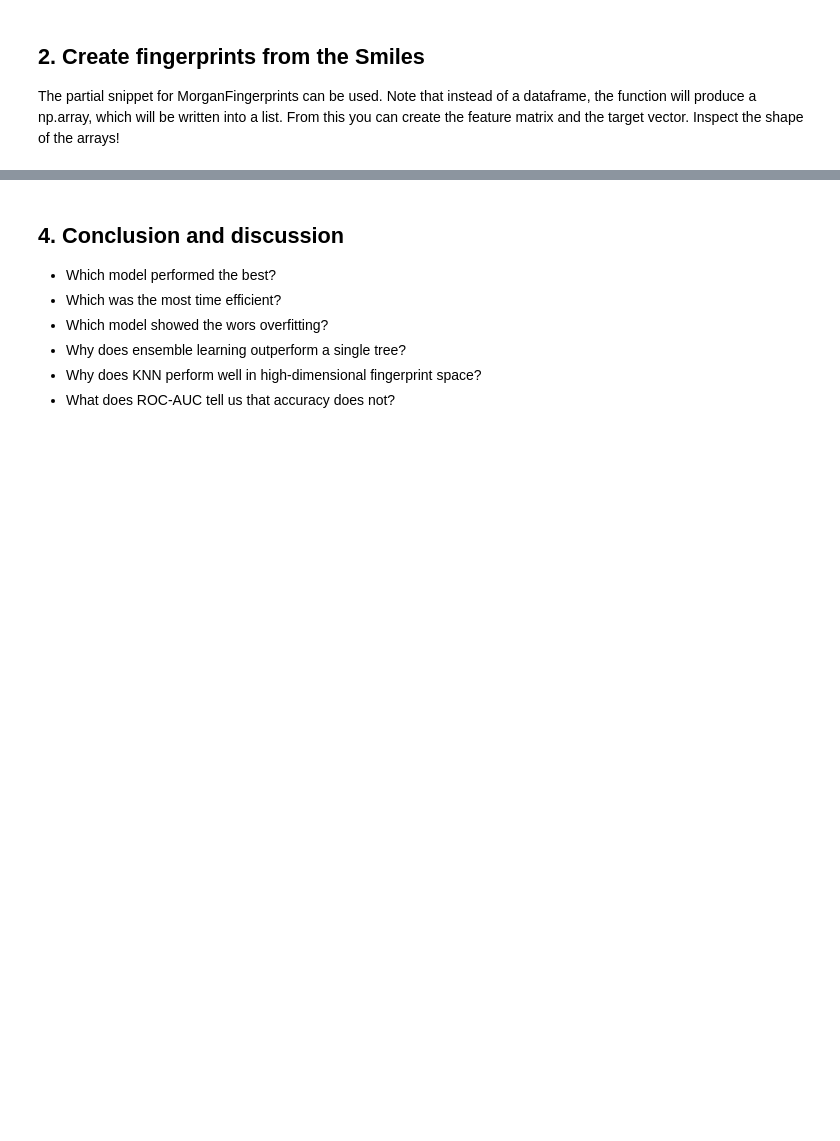
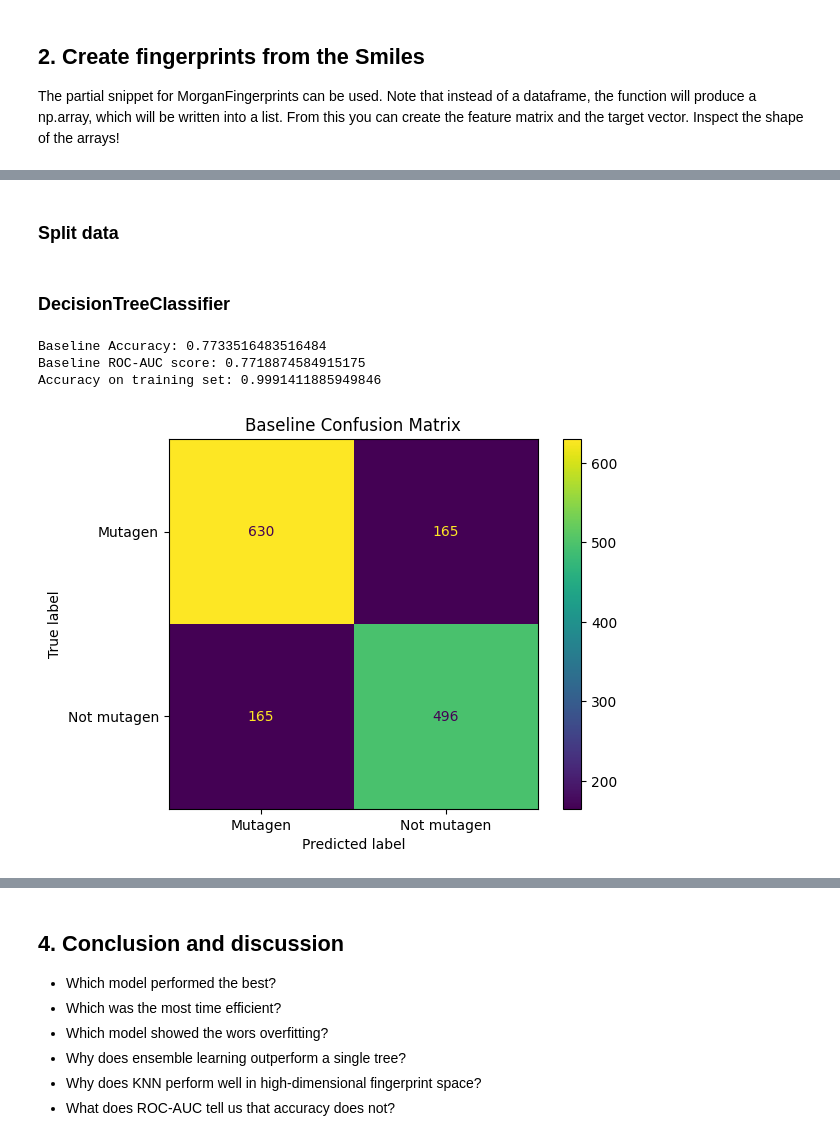
Before and after one commit to vgfs24tbst-coder/DSA104, a Jupyter notebook: lectures/session05/userfolder/Assignment1/1A_Classification.ipynb, the cells around one changed output, grey strips where cells are left out. Cells and saved outputs as stored; diff of their text form; code cells hidden in the pictures; blank space fills up the shorter version.

```diff
--- a/lectures/session05/userfolder/Assignment1/1A_Classification.ipynb
+++ b/lectures/session05/userfolder/Assignment1/1A_Classification.ipynb
@@ -94,0 +122,14 @@ Feature matrix shape: (7278, 2048)
+# %%
+
+
+X = pd.DataFrame(np.array(fps))
+#X = pd.DataFrame(np.array(fps).data, columns=np.array(fps).feature_names)
+# Convert numeric labels to meaningful class names
+y = pd.Series(valid_labels).map({0: "Not mutagen", 1: "Mutagen"})
+
+print("Feature matrix shape:", X.shape)
+print("\nClass distribution:")
+print(y.value_counts())
+assert X.shape[0] == y.shape[0]
+
+print(X)
@@ -97,0 +167,37 @@ Use a classic train-test split of 0.2 including a random seed and `stratify`. Fo
+# %% [markdown]
+### Split data
+# %%
+X_train, X_test, y_train, y_test = train_test_split(
+    X, y,
+    test_size=0.2,
+    random_state=42,
+    stratify=y #ensures similarity of class proportions in test and training data
+)
+# %% [markdown]
+### DecisionTreeClassifier
+# %%
+dtc_default=DecisionTreeClassifier(random_state=42)
+dtc_default.fit(X_train, y_train)
+
+dtc_y_pred = dtc_default.predict(X_test) # based on the probability (threshold 50%)
+dtc_y_proba = dtc_default.predict_proba(X_test)[:, 1] # the probabilities for a positive (needed for the ROC-AUC score)
+
+#look at how good on training set
+dtc_y_train_pred = dtc_default.predict(X_train)
+# %%
+dtc_accuracy = accuracy_score(y_test, dtc_y_pred)
+dtc_roc_auc = roc_auc_score(y_test, dtc_y_proba)
+dtc_train_accuracy = accuracy_score(y_train, dtc_y_train_pred)
+print("Baseline Accuracy:", dtc_accuracy)
+print("Baseline ROC-AUC score:", dtc_roc_auc)
+print("Accuracy on training set:", dtc_train_accuracy)
+# %% [output]
+Baseline Accuracy: 0.7733516483516484
+Baseline ROC-AUC score: 0.7718874584915175
+Accuracy on training set: 0.9991411885949846
+# %%
+ConfusionMatrixDisplay.from_estimator(dtc_default, X_test, y_test)
+plt.title("Baseline Confusion Matrix")
+plt.show()
+# %% [output]
+[figure, added]
```
Also changed, not shown: parts of 28 cells of this notebook, 2 other files.
